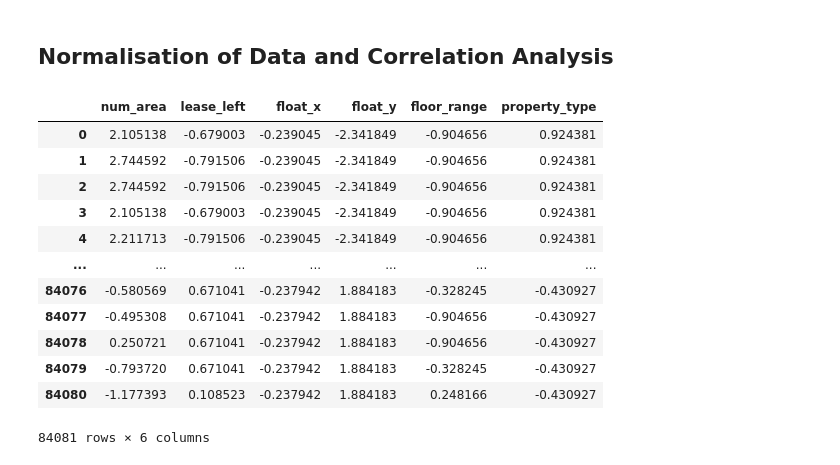
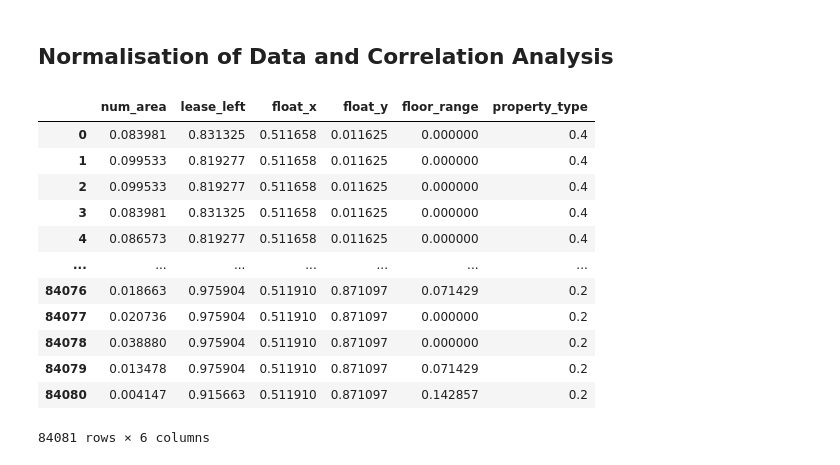
Before and after one commit to RoydonTay/Property-Price-Prediction, a Jupyter notebook: Exploratory_Data_Analysis.ipynb, the cells around one changed output. Saved outputs shown, nothing was run; the diff lists cells and outputs as text; code cells hidden in the pictures.

```diff
--- a/Exploratory_Data_Analysis.ipynb
+++ b/Exploratory_Data_Analysis.ipynb
@@ -324,20 +336,20 @@ final_features
 # %%
 y = final_features.num_price
 x = final_features.drop(columns=['num_price'])
 
-x_std = (x - x.mean()) / x.std()
-x_std
+x_norm = (x - x.min()) / (x.max() - x.min())
+x_norm
 # %% [output]
 |  | num_area | lease_left | float_x | float_y | floor_range | property_type |
-| 0 | 2.105138 | -0.679003 | -0.239045 | -2.341849 | -0.904656 | 0.924381 |
-| 1 | 2.744592 | -0.791506 | -0.239045 | -2.341849 | -0.904656 | 0.924381 |
-| 2 | 2.744592 | -0.791506 | -0.239045 | -2.341849 | -0.904656 | 0.924381 |
-| 3 | 2.105138 | -0.679003 | -0.239045 | -2.341849 | -0.904656 | 0.924381 |
-| 4 | 2.211713 | -0.791506 | -0.239045 | -2.341849 | -0.904656 | 0.924381 |
+| 0 | 0.083981 | 0.831325 | 0.511658 | 0.011625 | 0.000000 | 0.4 |
+| 1 | 0.099533 | 0.819277 | 0.511658 | 0.011625 | 0.000000 | 0.4 |
+| 2 | 0.099533 | 0.819277 | 0.511658 | 0.011625 | 0.000000 | 0.4 |
+| 3 | 0.083981 | 0.831325 | 0.511658 | 0.011625 | 0.000000 | 0.4 |
+| 4 | 0.086573 | 0.819277 | 0.511658 | 0.011625 | 0.000000 | 0.4 |
 | ... | ... | ... | ... | ... | ... | ... |
-| 84076 | -0.580569 | 0.671041 | -0.237942 | 1.884183 | -0.328245 | -0.430927 |
-| 84077 | -0.495308 | 0.671041 | -0.237942 | 1.884183 | -0.904656 | -0.430927 |
-| 84078 | 0.250721 | 0.671041 | -0.237942 | 1.884183 | -0.904656 | -0.430927 |
-| 84079 | -0.793720 | 0.671041 | -0.237942 | 1.884183 | -0.328245 | -0.430927 |
-| 84080 | -1.177393 | 0.108523 | -0.237942 | 1.884183 | 0.248166 | -0.430927 |
+| 84076 | 0.018663 | 0.975904 | 0.511910 | 0.871097 | 0.071429 | 0.2 |
+| 84077 | 0.020736 | 0.975904 | 0.511910 | 0.871097 | 0.000000 | 0.2 |
+| 84078 | 0.038880 | 0.975904 | 0.511910 | 0.871097 | 0.000000 | 0.2 |
+| 84079 | 0.013478 | 0.975904 | 0.511910 | 0.871097 | 0.071429 | 0.2 |
+| 84080 | 0.004147 | 0.915663 | 0.511910 | 0.871097 | 0.142857 | 0.2 |
 84081 rows × 6 columns
```
Also changed, not shown: parts of 3 cells of this notebook, 6 other files.
